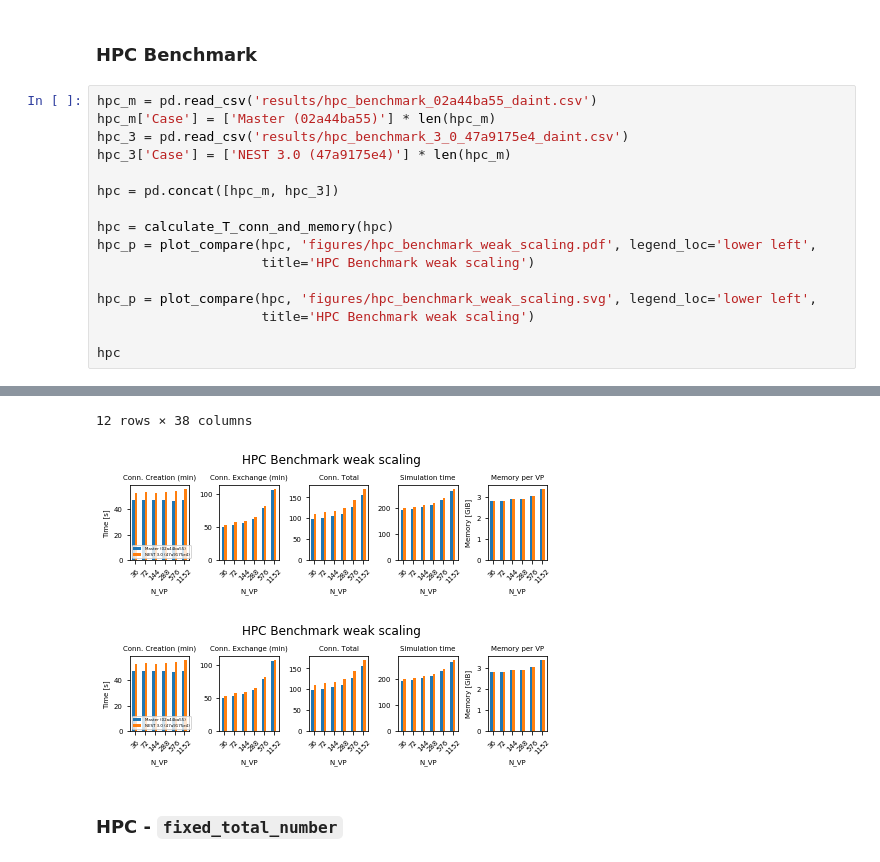
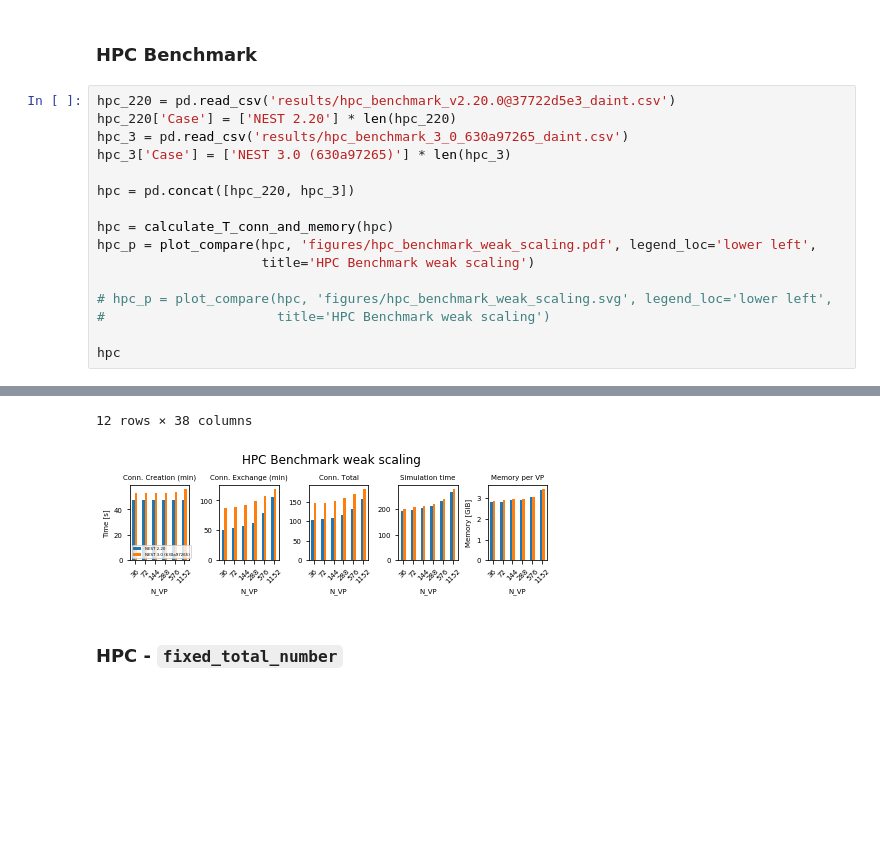
Before and after one commit to INM-6/beNNch, a Jupyter notebook: results/NEST_3_0_benchmark_results/NEST_3_0_benchmarks.ipynb, the cells around one changed output, grey strips where cells are left out. Saved outputs shown, nothing was run; the diff lists cells and outputs as text; blank space fills up the shorter version.

```diff
--- a/results/NEST_3_0_benchmark_results/NEST_3_0_benchmarks.ipynb
+++ b/results/NEST_3_0_benchmark_results/NEST_3_0_benchmarks.ipynb
@@ -150,19 +150,19 @@ def plot_compare(df, name, values=None, index=None, legend_loc='lower right', ro
 # %% [markdown]
 ### HPC Benchmark
 # %%
-hpc_m = pd.read_csv('results/hpc_benchmark_02a44ba55_daint.csv')
-hpc_m['Case'] = ['Master (02a44ba55)'] * len(hpc_m)
-hpc_3 = pd.read_csv('results/hpc_benchmark_3_0_47a9175e4_daint.csv')
-hpc_3['Case'] = ['NEST 3.0 (47a9175e4)'] * len(hpc_m)
+hpc_220 = pd.read_csv('results/hpc_benchmark_v2.20.0@37722d5e3_daint.csv')
+hpc_220['Case'] = ['NEST 2.20'] * len(hpc_220)
+hpc_3 = pd.read_csv('results/hpc_benchmark_3_0_630a97265_daint.csv')
+hpc_3['Case'] = ['NEST 3.0 (630a97265)'] * len(hpc_3)
 
-hpc = pd.concat([hpc_m, hpc_3])
+hpc = pd.concat([hpc_220, hpc_3])
 
 hpc = calculate_T_conn_and_memory(hpc)
 hpc_p = plot_compare(hpc, 'figures/hpc_benchmark_weak_scaling.pdf', legend_loc='lower left',
                      title='HPC Benchmark weak scaling')
 
-hpc_p = plot_compare(hpc, 'figures/hpc_benchmark_weak_scaling.svg', legend_loc='lower left',
-                     title='HPC Benchmark weak scaling')
+# hpc_p = plot_compare(hpc, 'figures/hpc_benchmark_weak_scaling.svg', legend_loc='lower left',
+#                      title='HPC Benchmark weak scaling')
 
 hpc
 # %% [output]
@@ -182,6 +182,5 @@ hpc
 12 rows × 38 columns
-[figure, old version]
+[figure, new version]
-[figure, removed]
 # %% [markdown]
 ### HPC - `fixed_total_number`
 # %%
```
Also changed, not shown: parts of 6 cells of this notebook, 15 other files.
